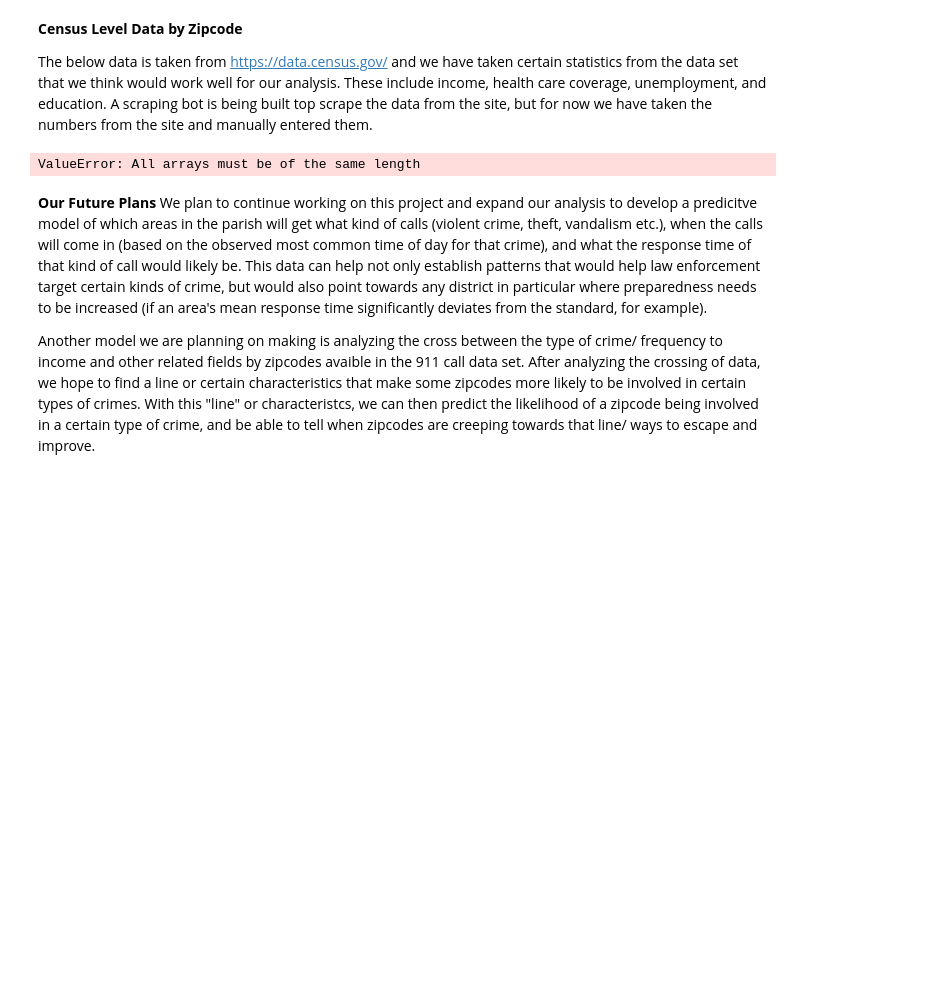
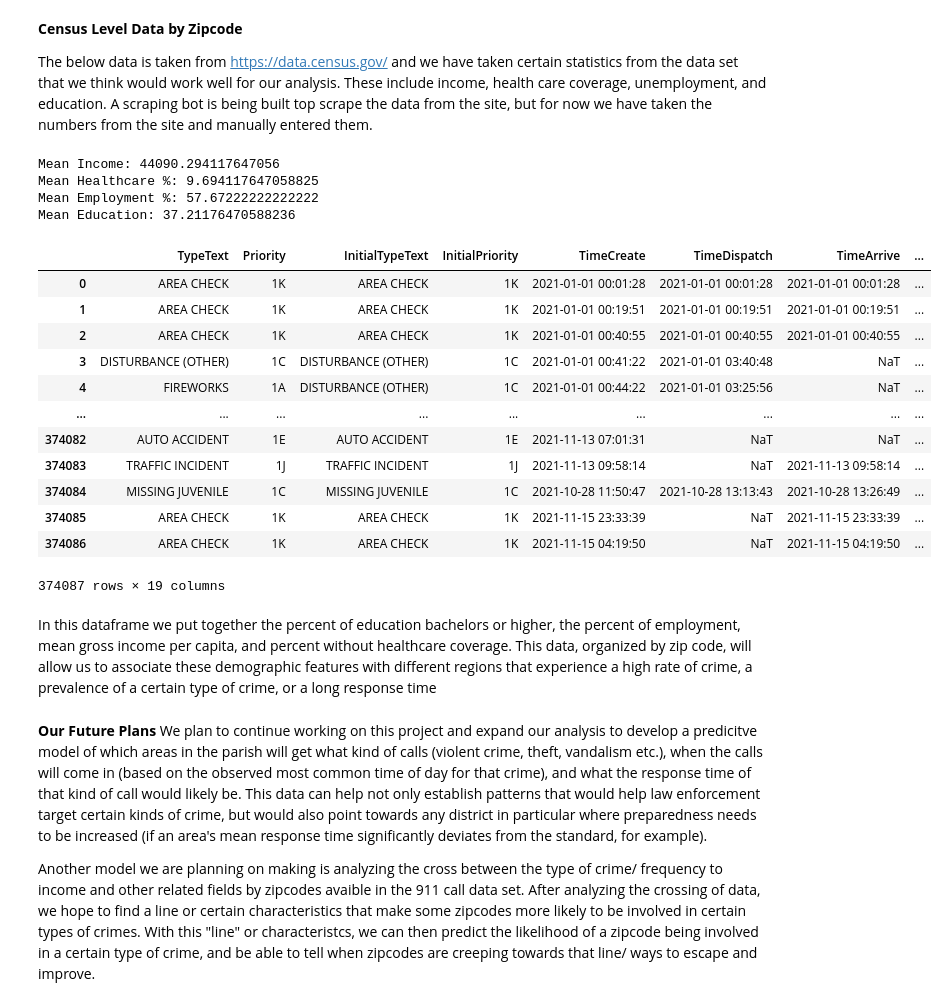
Before and after one commit to M-Sender/ServiceLearning, a Jupyter notebook: code/analysis.ipynb, the cells around one changed output. Drawn from its saved outputs; the diff is of its cells as text; code cells hidden in the pictures; blank space fills up the shorter version.

```diff
--- a/code/analysis.ipynb
+++ b/code/analysis.ipynb
@@ -227,39 +227,72 @@ zip_range = df_Calls.Zip.unique()
 
 baseUrl = "https://data.census.gov/cedsci/all?q=ZCTA5"
 space_ele = "%20"
 income = []
 health = []
 employment =[]
 education = []
 
 requ_Variables = [("Income%20and%20Poverty",income),("%20Health",health),("%20employment",employment),("%20Education",education)]
 browser = reqHtml.AsyncHTMLSession()
 for zipcodeBase in zip_range:
     for requ_Variable in requ_Variables:
             info = browser.get(baseUrl+space_ele+zipcodeBase+space_ele+requ_Variable[0])
             print(info)
             #info.html.render()
             parse_HTML = info.page_source
             print(parse_HTML)
             soup = bf(parse_HTML,"html.parser")
             result = soup.find("div",class_="aqua-card-title-text")
             result = result.text
             requ_Variable[1].append(result)'''
 
 ####END TEMPORARY BOT CODE
-zips = ['70124', '70115', 'None', '70131', '70126', '70114', '70117', '70116', '70113',
+
+'''print(['70124', '70115', np.nan, '70131', '70126', '70114', '70117', '70116', '70113',
+ '70119', '70112', '70122', '70127', '70130', '70128', '70118', '70125', np.nan
+ ,'70129', '70148'])'''
+
+zips = ['70124', '70115', np.nan, '70131', '70126', '70114', '70117', '70116', '70113',
  '70119', '70112', '70122', '70127', '70130', '70128', '70118', '70125', np.nan
  ,'70129', '70148']
 income = [96844,66499,np.nan,52312,27026,30806,30264,48919,18148,39827,
-          49439,39506,27190,53946,36414,48919,46526,np.nan,36950,np.nan] #income from 2019
+          49439,39506,27190,53946,36414,48919,46526,np.nan,36950,np.nan] #income from
 health = [3.8,7.2,np.nan,8.9,9.0,10.8,13.6,12.7,14.5,11.6,
           12.1,9.2,8.6,8.1,7.5,7.6,7.9,np.nan,11.7,np.nan] #percent without health care coverage from 2019
-employment =[] #https://data.census.gov/cedsci/all?q=ZCTA5%2070122%20Employment ===> change zipcode and write down number
-education = [] #https://data.census.gov/cedsci/all?q=ZCTA5%2070122%20Education ===> change zipcode and write down number
+employment = [70.5, 66.1, np.nan, 59.5, 51.4, 50.7, 53.3, 54.7, 47.1, 55.5, 69.1, 69.1, 54.2, 50.6, 66.5, 53.2, 57.6,
+            56.5, np.nan, 52.5]
+education = [68.3, 60.4, np.nan, 34.1, 20.9, 21.9, 25.9, 41.3, 23.5, 38.1, 58.2, 31.1, 19.4, 57.8, 26.8, 50.5, 41.2,
+            np.nan, 13.2, np.nan]
 census_zip_df = pd.DataFrame({"Zip":zips,"Income":income,"Health":health,"Employment":employment,"Education":education})
-census_zip_df
+
+census_zip_df.dropna(axis=0)
+
+print("Mean Income:",census_zip_df["Income"].mean())
+print("Mean Healthcare %:",census_zip_df["Health"].mean())
+print("Mean Employment %:",census_zip_df["Employment"].mean())
+print("Mean Education:",census_zip_df["Education"].mean())
+
+df_Calls.merge(census_zip_df, on="Zip")
 # %% [output]
-ValueError: All arrays must be of the same length
+Mean Income: 44090.294117647056
+Mean Healthcare %: 9.694117647058825
+Mean Employment %: 57.67222222222222
+Mean Education: 37.21176470588236
+|  | TypeText | Priority | InitialTypeText | InitialPriority | TimeCreate | TimeDispatch | TimeArrive | ... |
+| 0 | AREA CHECK | 1K | AREA CHECK | 1K | 2021-01-01 00:01:28 | 2021-01-01 00:01:28 | 2021-01-01 00:01:28 | ... |
+| 1 | AREA CHECK | 1K | AREA CHECK | 1K | 2021-01-01 00:19:51 | 2021-01-01 00:19:51 | 2021-01-01 00:19:51 | ... |
+| 2 | AREA CHECK | 1K | AREA CHECK | 1K | 2021-01-01 00:40:55 | 2021-01-01 00:40:55 | 2021-01-01 00:40:55 | ... |
+| 3 | DISTURBANCE (OTHER) | 1C | DISTURBANCE (OTHER) | 1C | 2021-01-01 00:41:22 | 2021-01-01 03:40:48 | NaT | ... |
+| 4 | FIREWORKS | 1A | DISTURBANCE (OTHER) | 1C | 2021-01-01 00:44:22 | 2021-01-01 03:25:56 | NaT | ... |
+| ... | ... | ... | ... | ... | ... | ... | ... | ... |
+| 374082 | AUTO ACCIDENT | 1E | AUTO ACCIDENT | 1E | 2021-11-13 07:01:31 | NaT | NaT | ... |
+| 374083 | TRAFFIC INCIDENT | 1J | TRAFFIC INCIDENT | 1J | 2021-11-13 09:58:14 | NaT | 2021-11-13 09:58:14 | ... |
+| 374084 | MISSING JUVENILE | 1C | MISSING JUVENILE | 1C | 2021-10-28 11:50:47 | 2021-10-28 13:13:43 | 2021-10-28 13:26:49 | ... |
+| 374085 | AREA CHECK | 1K | AREA CHECK | 1K | 2021-11-15 23:33:39 | NaT | 2021-11-15 23:33:39 | ... |
+| 374086 | AREA CHECK | 1K | AREA CHECK | 1K | 2021-11-15 04:19:50 | NaT | 2021-11-15 04:19:50 | ... |
+374087 rows × 19 columns
+# %% [markdown]
+In this dataframe we put together the percent of education bachelors or higher, the percent of employment, mean gross income per capita, and percent without healthcare coverage. This data, organized by zip code, will allow us to associate these demographic features with different regions that experience a high rate of crime, a prevalence of a certain type of crime, or a long response time
 # %% [markdown]
 **Our Future Plans**
 We plan to continue working on this project and expand our analysis to develop a predicitve model of which areas in the parish will get what kind of calls (violent crime, theft, vandalism etc.), when the calls will come in (based on the observed most common time of day for that crime), and what the response time of that kind of call would likely be. This data can help not only establish patterns that would help law enforcement target certain kinds of crime, but would also point towards any district in particular where preparedness needs to be increased (if an area's mean response time significantly deviates from the standard, for example).
```
Also changed, not shown: parts of 4 cells of this notebook.
